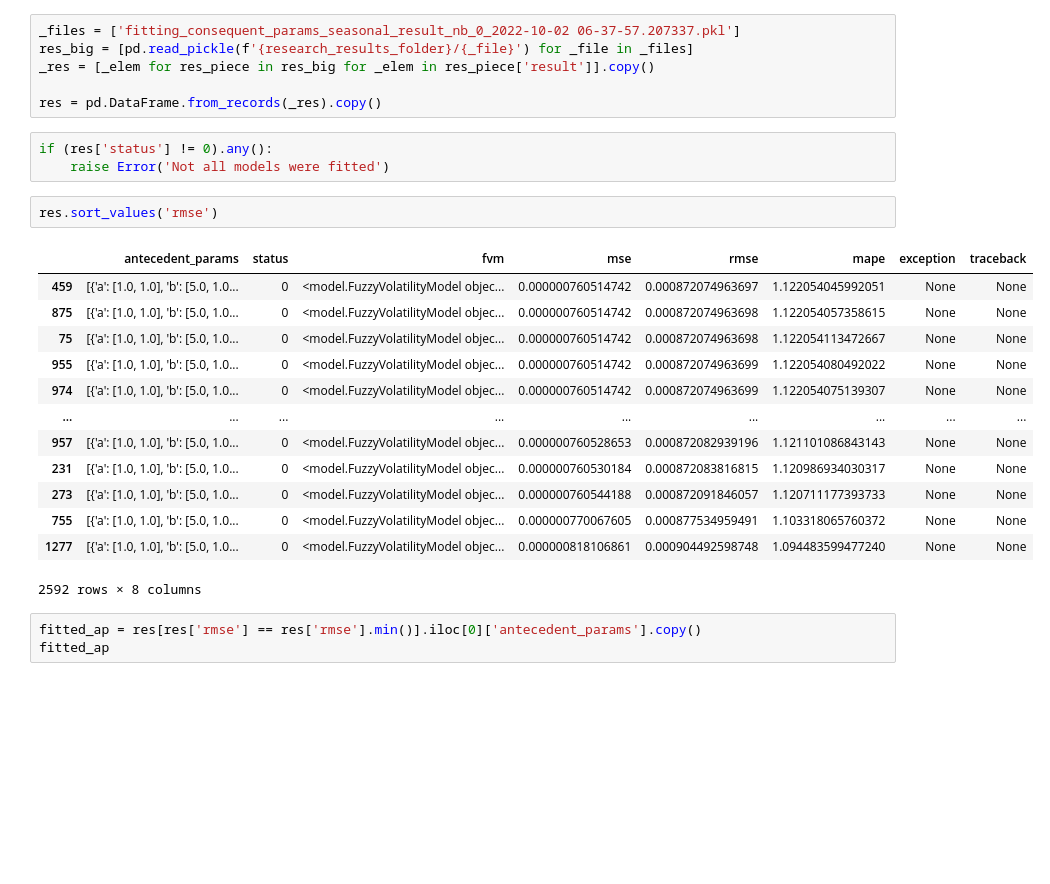
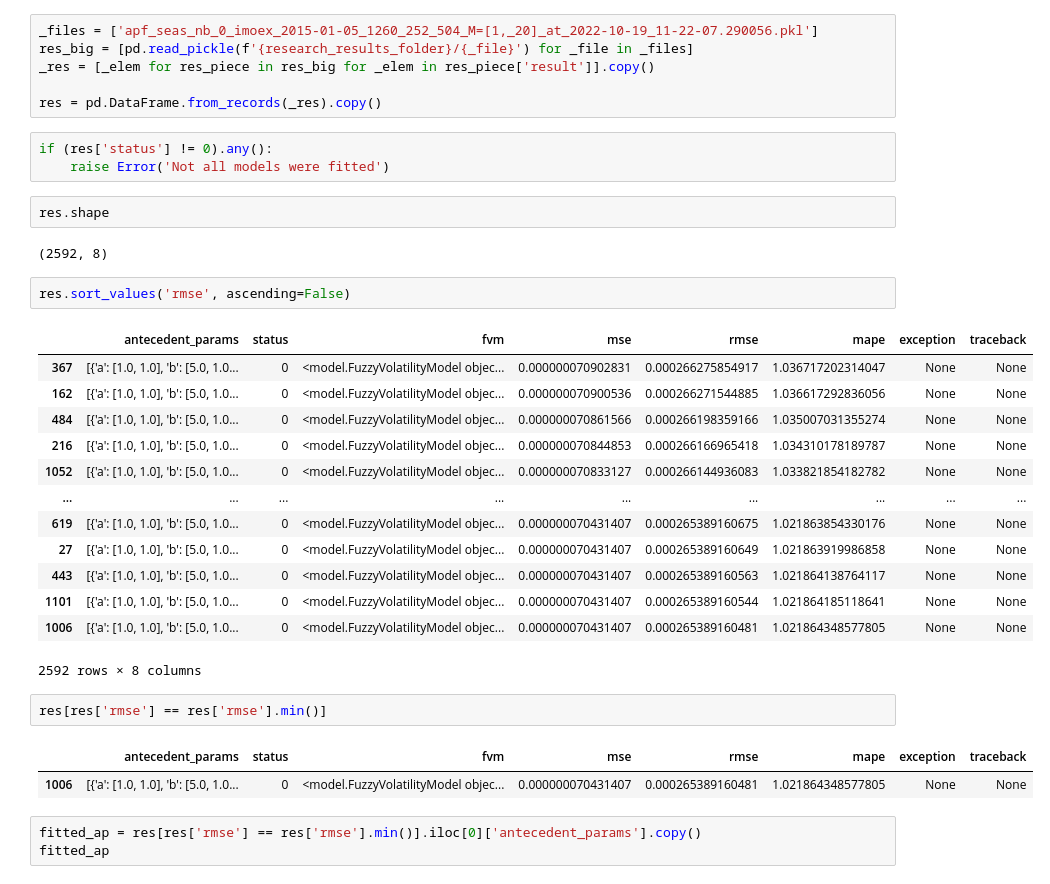
Before and after one commit to Northern125/fuzzy-volatility-modeling, a Jupyter notebook: seasonal_modeling/results_analysis.ipynb, the cells around one changed output. Drawn from its saved outputs; the diff is of its cells as text; blank space fills up the shorter version.

```diff
--- a/seasonal_modeling/results_analysis.ipynb
+++ b/seasonal_modeling/results_analysis.ipynb
@@ -31,7 +31,7 @@ pd.options.display.precision = 15
 # %% [markdown]
 ## Seasonal
 # %%
-_files = ['fitting_consequent_params_seasonal_result_nb_0_2022-10-02 06-37-57.207337.pkl']
+_files = ['apf_seas_nb_0_imoex_2015-01-05_1260_252_504_M=[1,_20]_at_2022-10-19_11-22-07.290056.pkl']
 res_big = [pd.read_pickle(f'{research_results_folder}/{_file}') for _file in _files]
 _res = [_elem for res_piece in res_big for _elem in res_piece['result']].copy()
 
@@ -39,22 +39,31 @@ res = pd.DataFrame.from_records(_res).copy()
 # %%
 if (res['status'] != 0).any():
     raise Error('Not all models were fitted')
+# %%
+res.shape
+# %% [output]
+(2592, 8)
 # %%
-res.sort_values('rmse')
+res.sort_values('rmse', ascending=False)
 # %% [output]
 |  | antecedent_params | status | fvm | mse | rmse | mape | exception | traceback |
-| 459 | [{'a': [1.0, 1.0], 'b': [5.0, 1.0... | 0 | <model.FuzzyVolatilityModel objec... | 0.000000760514742 | 0.000872074963697 | 1.122054045992051 | None | None |
-| 875 | [{'a': [1.0, 1.0], 'b': [5.0, 1.0... | 0 | <model.FuzzyVolatilityModel objec... | 0.000000760514742 | 0.000872074963698 | 1.122054057358615 | None | None |
-| 75 | [{'a': [1.0, 1.0], 'b': [5.0, 1.0... | 0 | <model.FuzzyVolatilityModel objec... | 0.000000760514742 | 0.000872074963698 | 1.122054113472667 | None | None |
-| 955 | [{'a': [1.0, 1.0], 'b': [5.0, 1.0... | 0 | <model.FuzzyVolatilityModel objec... | 0.000000760514742 | 0.000872074963699 | 1.122054080492022 | None | None |
-| 974 | [{'a': [1.0, 1.0], 'b': [5.0, 1.0... | 0 | <model.FuzzyVolatilityModel objec... | 0.000000760514742 | 0.000872074963699 | 1.122054075139307 | None | None |
+| 367 | [{'a': [1.0, 1.0], 'b': [5.0, 1.0... | 0 | <model.FuzzyVolatilityModel objec... | 0.000000070902831 | 0.000266275854917 | 1.036717202314047 | None | None |
+| 162 | [{'a': [1.0, 1.0], 'b': [5.0, 1.0... | 0 | <model.FuzzyVolatilityModel objec... | 0.000000070900536 | 0.000266271544885 | 1.036617292836056 | None | None |
+| 484 | [{'a': [1.0, 1.0], 'b': [5.0, 1.0... | 0 | <model.FuzzyVolatilityModel objec... | 0.000000070861566 | 0.000266198359166 | 1.035007031355274 | None | None |
+| 216 | [{'a': [1.0, 1.0], 'b': [5.0, 1.0... | 0 | <model.FuzzyVolatilityModel objec... | 0.000000070844853 | 0.000266166965418 | 1.034310178189787 | None | None |
+| 1052 | [{'a': [1.0, 1.0], 'b': [5.0, 1.0... | 0 | <model.FuzzyVolatilityModel objec... | 0.000000070833127 | 0.000266144936083 | 1.033821854182782 | None | None |
 | ... | ... | ... | ... | ... | ... | ... | ... | ... |
-| 957 | [{'a': [1.0, 1.0], 'b': [5.0, 1.0... | 0 | <model.FuzzyVolatilityModel objec... | 0.000000760528653 | 0.000872082939196 | 1.121101086843143 | None | None |
-| 231 | [{'a': [1.0, 1.0], 'b': [5.0, 1.0... | 0 | <model.FuzzyVolatilityModel objec... | 0.000000760530184 | 0.000872083816815 | 1.120986934030317 | None | None |
-| 273 | [{'a': [1.0, 1.0], 'b': [5.0, 1.0... | 0 | <model.FuzzyVolatilityModel objec... | 0.000000760544188 | 0.000872091846057 | 1.120711177393733 | None | None |
-| 755 | [{'a': [1.0, 1.0], 'b': [5.0, 1.0... | 0 | <model.FuzzyVolatilityModel objec... | 0.000000770067605 | 0.000877534959491 | 1.103318065760372 | None | None |
-| 1277 | [{'a': [1.0, 1.0], 'b': [5.0, 1.0... | 0 | <model.FuzzyVolatilityModel objec... | 0.000000818106861 | 0.000904492598748 | 1.094483599477240 | None | None |
+| 619 | [{'a': [1.0, 1.0], 'b': [5.0, 1.0... | 0 | <model.FuzzyVolatilityModel objec... | 0.000000070431407 | 0.000265389160675 | 1.021863854330176 | None | None |
+| 27 | [{'a': [1.0, 1.0], 'b': [5.0, 1.0... | 0 | <model.FuzzyVolatilityModel objec... | 0.000000070431407 | 0.000265389160649 | 1.021863919986858 | None | None |
+| 443 | [{'a': [1.0, 1.0], 'b': [5.0, 1.0... | 0 | <model.FuzzyVolatilityModel objec... | 0.000000070431407 | 0.000265389160563 | 1.021864138764117 | None | None |
+| 1101 | [{'a': [1.0, 1.0], 'b': [5.0, 1.0... | 0 | <model.FuzzyVolatilityModel objec... | 0.000000070431407 | 0.000265389160544 | 1.021864185118641 | None | None |
+| 1006 | [{'a': [1.0, 1.0], 'b': [5.0, 1.0... | 0 | <model.FuzzyVolatilityModel objec... | 0.000000070431407 | 0.000265389160481 | 1.021864348577805 | None | None |
 2592 rows × 8 columns
+# %%
+res[res['rmse'] == res['rmse'].min()]
+# %% [output]
+|  | antecedent_params | status | fvm | mse | rmse | mape | exception | traceback |
+| 1006 | [{'a': [1.0, 1.0], 'b': [5.0, 1.0... | 0 | <model.FuzzyVolatilityModel objec... | 0.000000070431407 | 0.000265389160481 | 1.021864348577805 | None | None |
 # %%
 fitted_ap = res[res['rmse'] == res['rmse'].min()].iloc[0]['antecedent_params'].copy()
 fitted_ap
```
Also changed, not shown: 2 other files.
